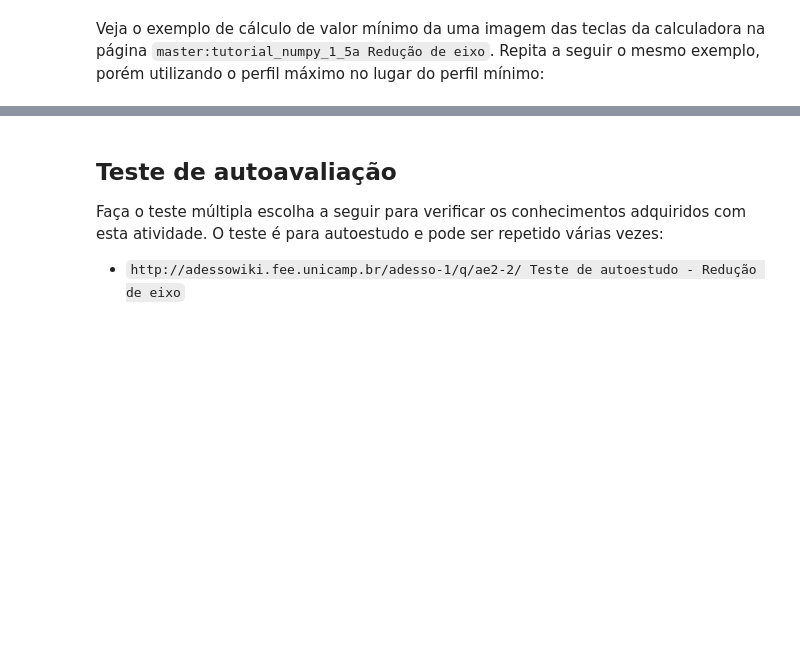
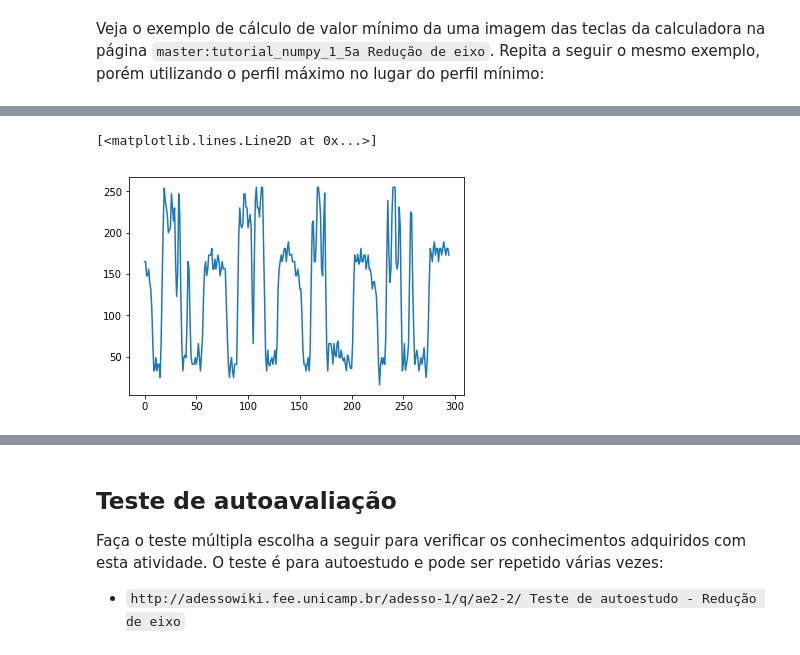
Before and after one commit to robertoalotufo/ia898, a Jupyter notebook: deliver/Atividade_2_2.ipynb, the cells around one changed output, grey strips where cells are left out. Cells and saved outputs as stored; diff of their text form; code cells hidden in the pictures; blank space fills up the shorter version.

```diff
--- a/deliver/Atividade_2_2.ipynb
+++ b/deliver/Atividade_2_2.ipynb
@@ -31 +56,6 @@ Repita a seguir o mesmo exemplo, porém utilizando o perfil máximo no lugar do
+# %%
+plt.plot(f[75,:])
+# %% [output]
+[<matplotlib.lines.Line2D at 0x...>]
+[figure, added]
 # %%
```
Also changed, not shown: parts of 5 cells of this notebook, 5 other files.
